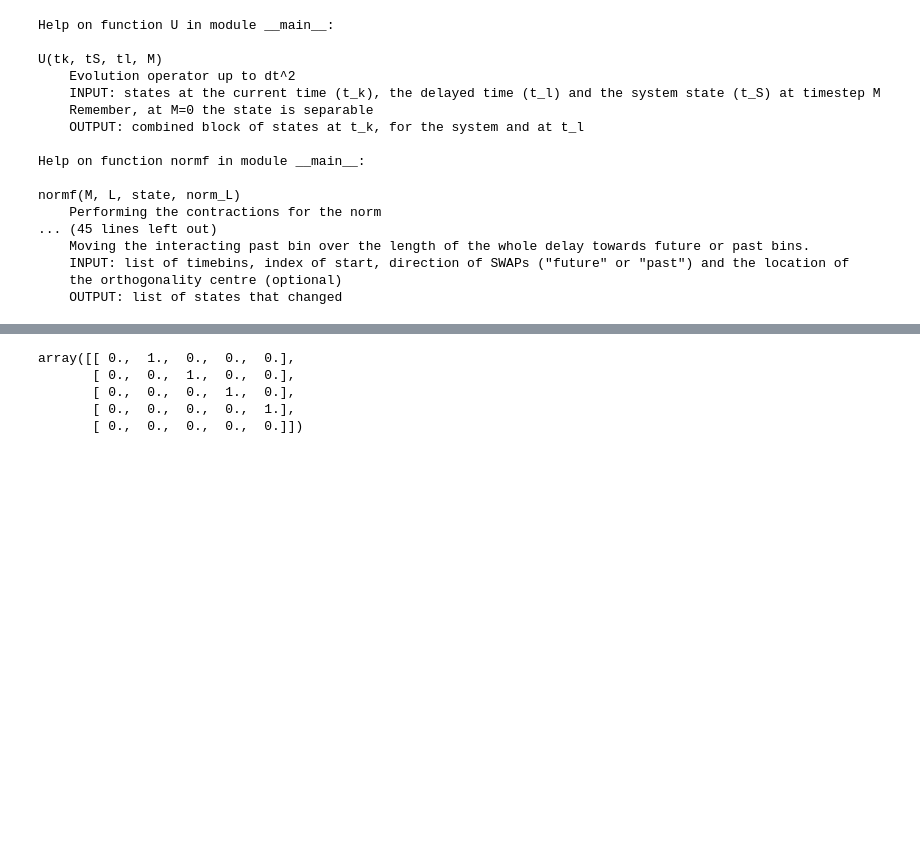
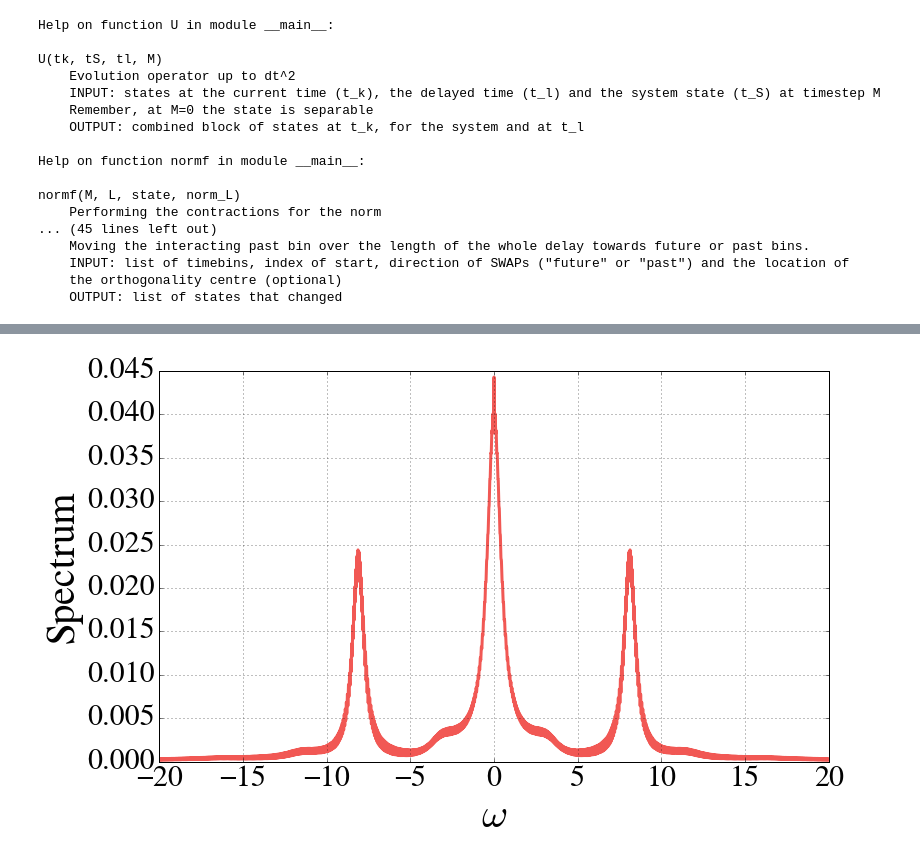
Before and after one commit to nemetniki/Kerr, a Jupyter notebook: MPS_JC+fb_sparse.ipynb, the cells around one changed output, grey strips where cells are left out. Saved outputs shown, nothing was run; the diff lists cells and outputs as text; code cells hidden in the pictures; blank space fills up the shorter version.

```diff
--- a/MPS_JC+fb_sparse.ipynb
+++ b/MPS_JC+fb_sparse.ipynb
@@ -1201,8 +1354,23 @@ plt.show()
-# %%
-np.diag(np.ones(4),1)
-# %% [output]
-array([[ 0.,  1.,  0.,  0.,  0.],
-       [ 0.,  0.,  1.,  0.,  0.],
-       [ 0.,  0.,  0.,  1.,  0.],
-       [ 0.,  0.,  0.,  0.,  1.],
-       [ 0.,  0.,  0.,  0.,  0.]])
+# %%
+%matplotlib inline
+import numpy as np
+import matplotlib.pyplot as plt
+from io import StringIO
+from io import BytesIO
+
+def conv(x):
+    return x.replace('+-', '-').encode()
+
+spfile = np.genfromtxt((conv(x) for x in \
+                      open("/home/nnem614/Documents/Research/Jupyter/Kerr/Data/spec_JC+fb_gL=10p10_gR=0p10_g=100p10_phi=10p10pi_initind=0_ome=0p10_omc=25p10.txt")),dtype=complex)
+om   = spfile[:,0]
+spec = spfile[:,1]
+plt.figure(figsize = (12,7))
+plt.plot(om,spec,lw=3,label="norm",color=colors["red"])
+plt.xlabel("$\omega$",fontsize=40)
+plt.ylabel("Spectrum",fontsize=40)
+#plt.xlim(0,10)
+plt.grid(True)
+plt.show()
+# %% [output]
+[figure, added]
```
Also changed, not shown: parts of 5 cells of this notebook, 51 other files.
